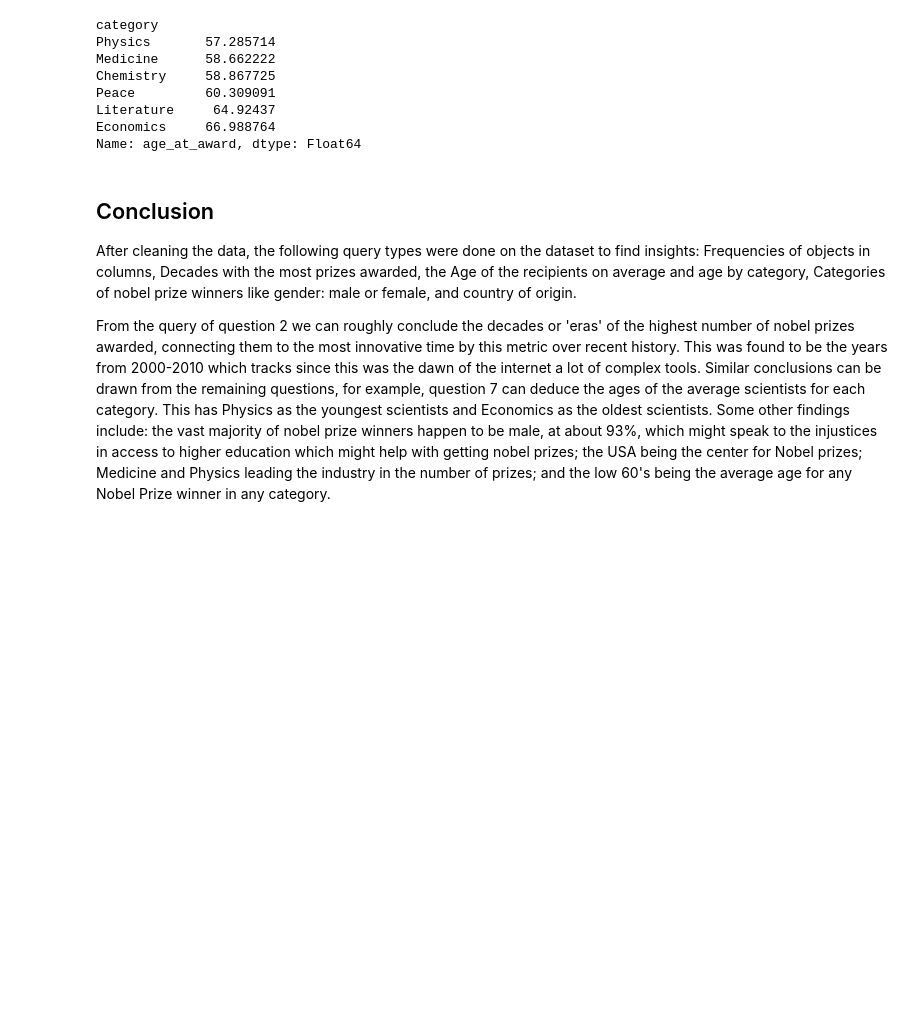
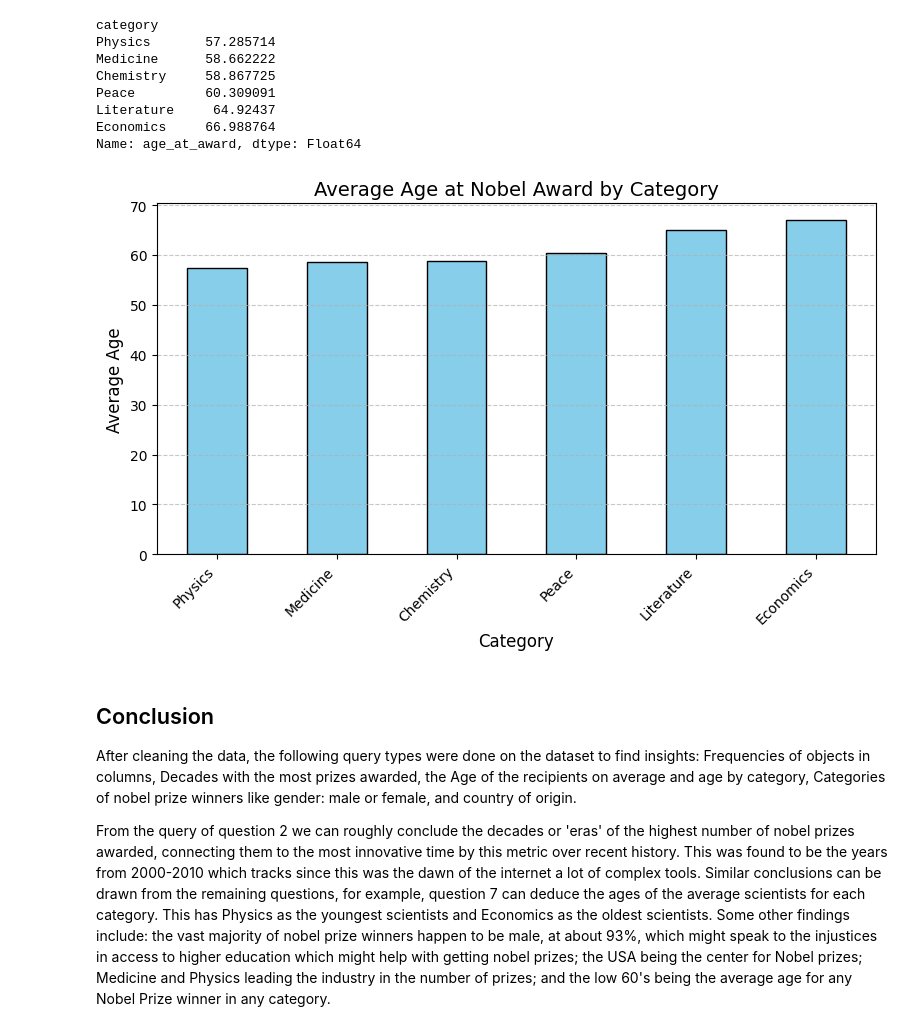
Before and after one commit to ChanKimm/Project2-Data-Analysis-with-Pandas, a Jupyter notebook: notebooks/project_2_cleaned.ipynb, the cells around one changed output. Saved outputs shown, nothing was run; the diff lists cells and outputs as text; code cells hidden in the pictures; blank space fills up the shorter version.

```diff
--- a/notebooks/project_2_cleaned.ipynb
+++ b/notebooks/project_2_cleaned.ipynb
@@ -457,6 +457,24 @@ Peace         60.309091
 Literature     64.92437
 Economics     66.988764
 Name: age_at_award, dtype: Float64
+# %%
+import matplotlib.pyplot as plt
+
+plt.figure(figsize=(8, 5))
+avg_age_by_category.plot(
+    kind='bar',
+    color='skyblue',
+    edgecolor='black'
+)
+plt.title('Average Age at Nobel Award by Category', fontsize=14)
+plt.xlabel('Category', fontsize=12)
+plt.ylabel('Average Age', fontsize=12)
+plt.xticks(rotation=45, ha='right')
+plt.grid(axis='y', linestyle='--', alpha=0.7)
+plt.tight_layout()
+plt.show()
+# %% [output]
+[figure, added]
 # %% [markdown]
 ## Conclusion
 
```
